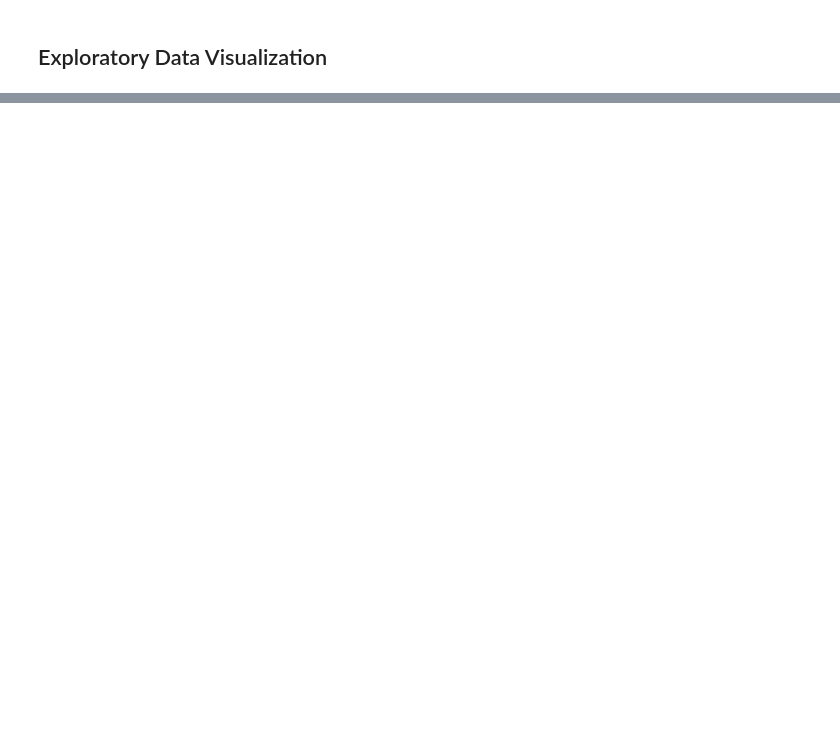
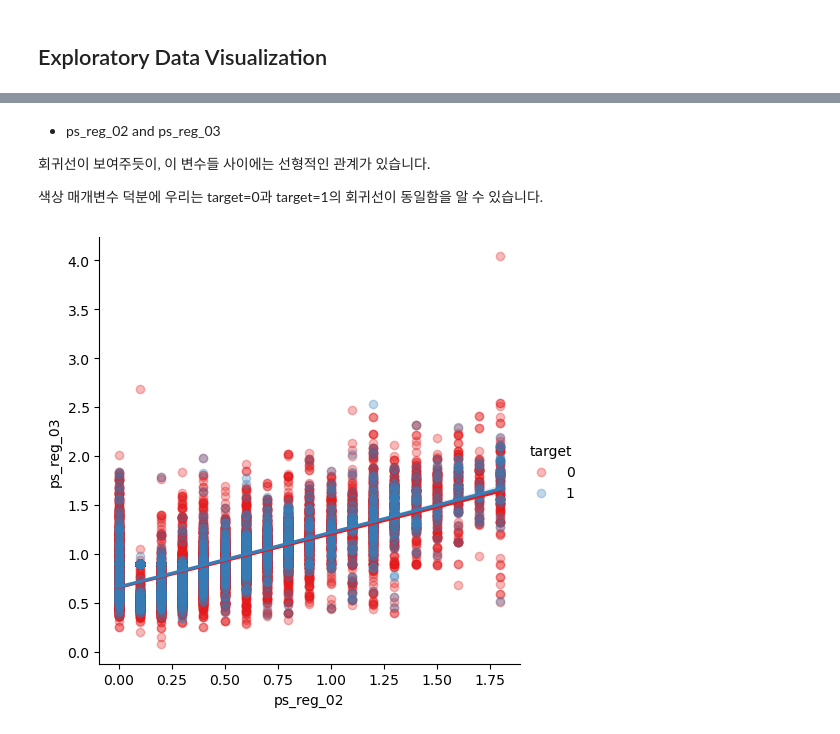
Before and after one commit to leew0nseok/ai, a Jupyter notebook: kaggle/porto/porto_1.ipynb, the cells around one changed output, grey strips where cells are left out. Saved outputs shown, nothing was run; the diff lists cells and outputs as text; code cells hidden in the pictures; blank space fills up the shorter version.

```diff
--- a/kaggle/porto/porto_1.ipynb
+++ b/kaggle/porto/porto_1.ipynb
@@ -86,39 +86,48 @@ keep: True or False
 dtype: int, float, str
 # %%
 data = []
+
 for f in train.columns:
+    # 데이터의 역할을 지정 (독립변수, 종속변수, id (PM))
     if f == 'target':
         role = 'target'
-    elif f =='id':
+    elif f == 'id':
         role = 'id'
     else:
         role = 'input'
+
+    # 데이터의 레벨을 지정 (명목변수, 간격변수, 순서변수등을 레벨이라고 표현한 듯)
 
     if 'bin' in f or f == 'target':
         level = 'binary'
     elif 'cat' in f or f == 'id':
         level = 'nominal'
-    elif train[f].dtype == float:
+    elif str(train[f].dtype) == 'float64':
         level = 'interval'
-    elif train[f].dtype == int:
+    elif str(train[f].dtype) == 'int64':
         level = 'ordinal'
 
+    # id는 False로 지정해주어 버리기로 하고, 나머지는 True로 가져감
     keep = True
     if f == 'id':
         keep = False
 
+    # 데이터의 타입 지정
     dtype = train[f].dtype
 
+    # DataFrame으로 만들기 위해 리스트에 append하기 전에 딕셔너리 타입으로 만들어주었음
     f_dict = {
-        'varname' : f,
-        'role' : role,
-        'level' : level,
-        'keep' : keep,
-        'dtype' : dtype
+        'varname': f,
+        'role': role,
+        'level': level,
+        'keep': keep,
+        'dtype': dtype
     }
     data.append(f_dict)
-meta = pd.DataFrame(data, columns = ['varname', 'role', 'level', 'keep', 'dtype'])
-meta.set_index('varname', inplace = True)
+
+# 변수의 이름을 인덱스로 하는 데이터프레임을 만들어줌
+meta = pd.DataFrame(data, columns = ["varname", "role", "level", "keep", "dtype"])
+meta.set_index("varname", inplace = True)
 # %%
 meta
 # %% [output]
@@ -406,0 +521,13 @@ test.drop('ps_car_11_cat', axis=1, inplace=True)
+# %%
+s = train.sample(frac = 0.1)
+# %% [markdown]
+- ps_reg_02 and ps_reg_03
+
+회귀선이 보여주듯이, 이 변수들 사이에는 선형적인 관계가 있습니다.
+
+색상 매개변수 덕분에 우리는 target=0과 target=1의 회귀선이 동일함을 알 수 있습니다.
+# %%
+sns.lmplot(x = 'ps_reg_02', y = 'ps_reg_03', data = s, hue = 'target', palette = 'Set1', scatter_kws = {'alpha' : 0.3})
+plt.show()
+# %% [output]
+[figure, added]
```
Also changed, not shown: parts of 34 cells of this notebook.
